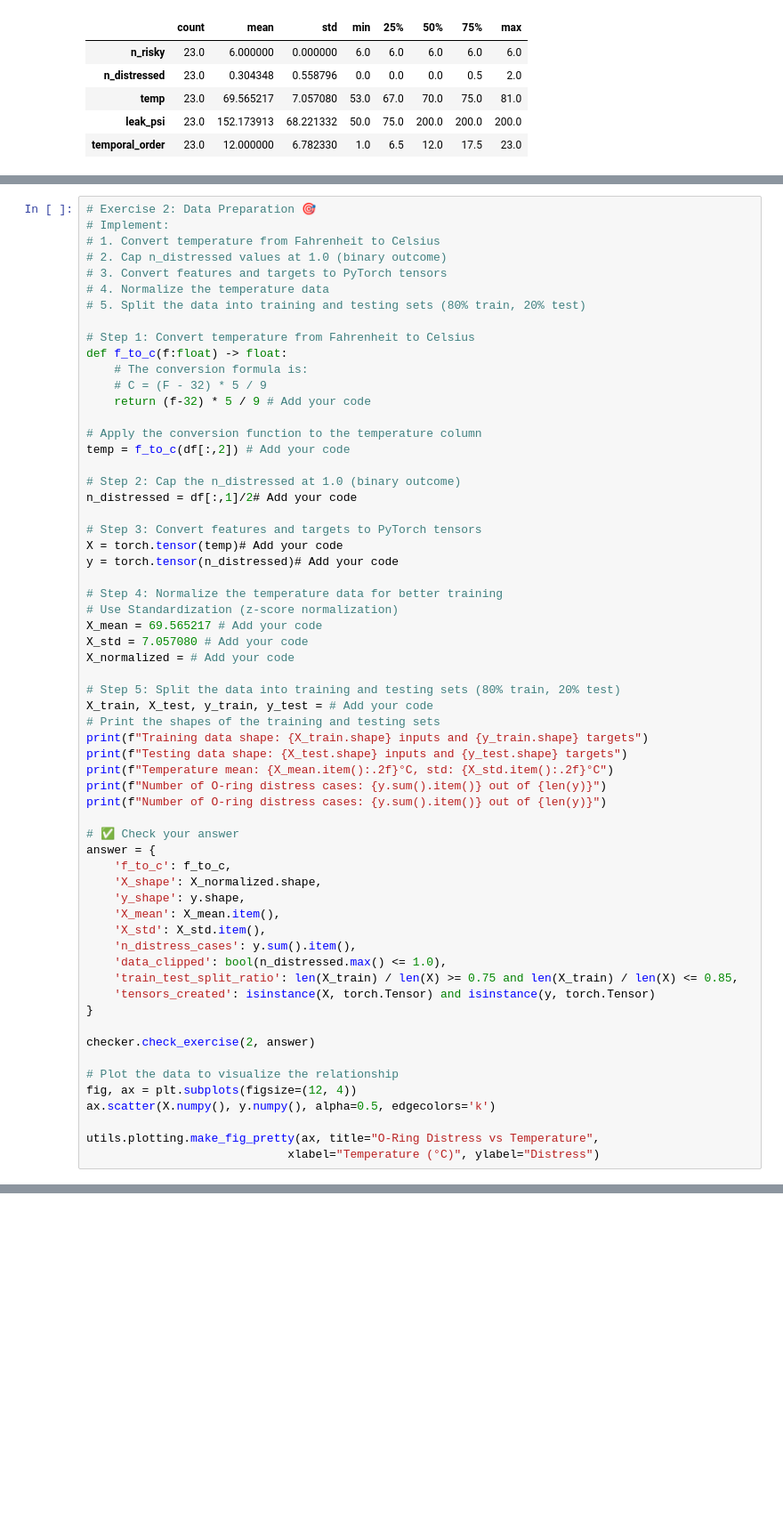
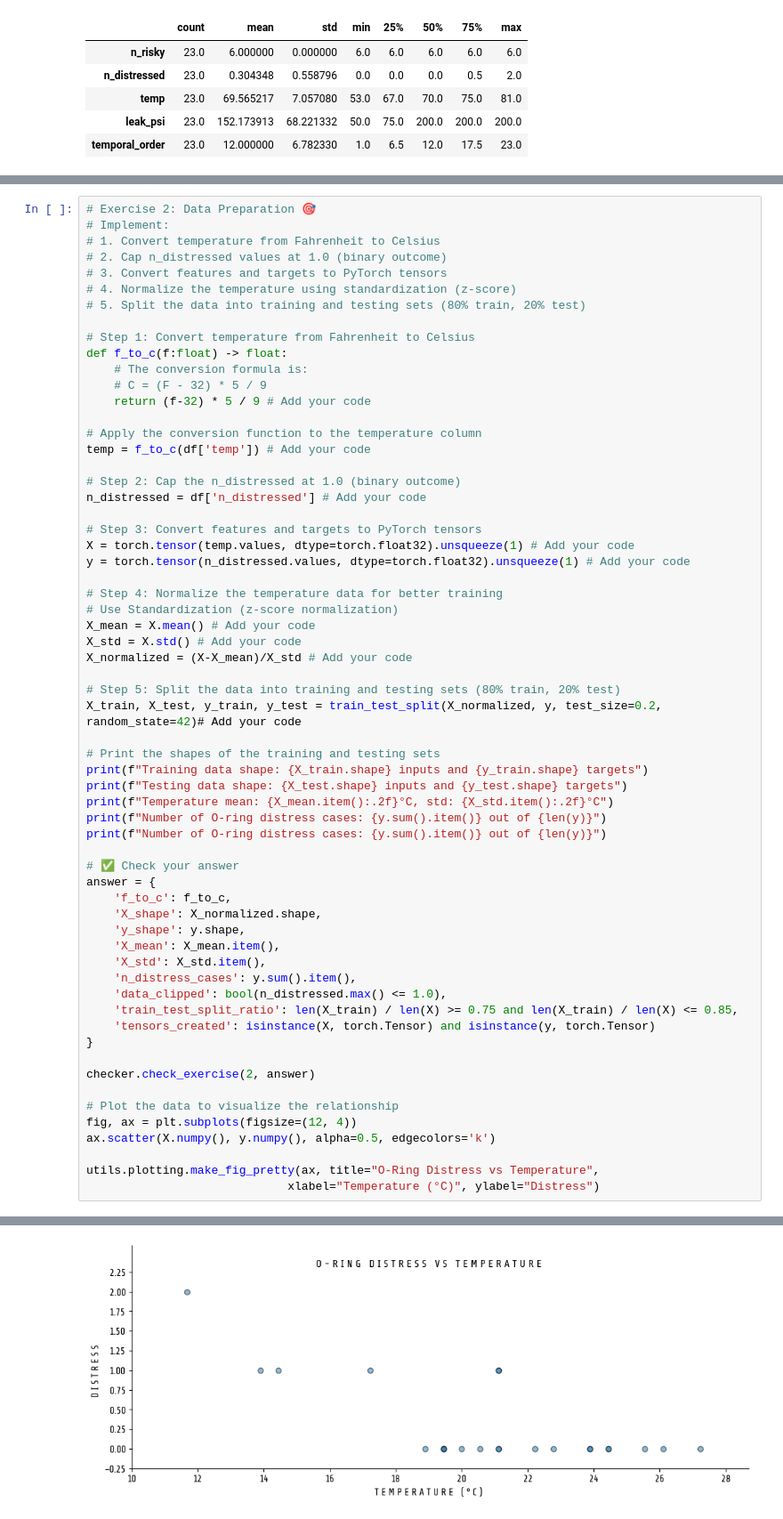
Before and after one commit to mikesidebottom/ML, a Jupyter notebook: SE02_CA_Artificial_neural_networks.ipynb, the cells around one changed output, grey strips where cells are left out. Shown at 89% size. Cells and saved outputs as stored; diff of their text form; blank space fills up the shorter version.

```diff
--- a/SE02_CA_Artificial_neural_networks.ipynb
+++ b/SE02_CA_Artificial_neural_networks.ipynb
@@ -301,7 +301,7 @@ X_train, X_test, y_train, y_test = train_test_split(X, y, test_size=0.2, random_
 # 1. Convert temperature from Fahrenheit to Celsius
 # 2. Cap n_distressed values at 1.0 (binary outcome)
 # 3. Convert features and targets to PyTorch tensors
-# 4. Normalize the temperature data
+# 4. Normalize the temperature using standardization (z-score)
 # 5. Split the data into training and testing sets (80% train, 20% test)
 
 # Step 1: Convert temperature from Fahrenheit to Celsius
@@ -311,23 +311,24 @@ def f_to_c(f:float) -> float:
     return (f-32) * 5 / 9 # Add your code
 
 # Apply the conversion function to the temperature column
-temp = f_to_c(df[:,2]) # Add your code
+temp = f_to_c(df['temp']) # Add your code
 
 # Step 2: Cap the n_distressed at 1.0 (binary outcome)
-n_distressed = df[:,1]/2# Add your code
+n_distressed = df['n_distressed'] # Add your code
 
 # Step 3: Convert features and targets to PyTorch tensors
-X = torch.tensor(temp)# Add your code
-y = torch.tensor(n_distressed)# Add your code
+X = torch.tensor(temp.values, dtype=torch.float32).unsqueeze(1) # Add your code
+y = torch.tensor(n_distressed.values, dtype=torch.float32).unsqueeze(1) # Add your code
 
 # Step 4: Normalize the temperature data for better training
 # Use Standardization (z-score normalization)
-X_mean = 69.565217 # Add your code
-X_std = 7.057080 # Add your code
-X_normalized = # Add your code
+X_mean = X.mean() # Add your code
+X_std = X.std() # Add your code
+X_normalized = (X-X_mean)/X_std # Add your code
 
 # Step 5: Split the data into training and testing sets (80% train, 20% test)
-X_train, X_test, y_train, y_test = # Add your code
+X_train, X_test, y_train, y_test = train_test_split(X_normalized, y, test_size=0.2, random_state=42)# Add your code
+
 # Print the shapes of the training and testing sets
 print(f"Training data shape: {X_train.shape} inputs and {y_train.shape} targets")
 print(f"Testing data shape: {X_test.shape} inputs and {y_test.shape} targets")
@@ -356,3 +357,4 @@ ax.scatter(X.numpy(), y.numpy(), alpha=0.5, edgecolors='k')
 
 utils.plotting.make_fig_pretty(ax, title="O-Ring Distress vs Temperature",
                              xlabel="Temperature (°C)", ylabel="Distress")
+# %% [output]
@@ -359,3 +376,4 @@ utils.plotting.make_fig_pretty(ax, title="O-Ring Distress vs Temperature",
+[figure, added]
 # %% [markdown]
 ## 2.2 The Forward Pass
 ***
```
Also changed, not shown: parts of 1 cell of this notebook.
